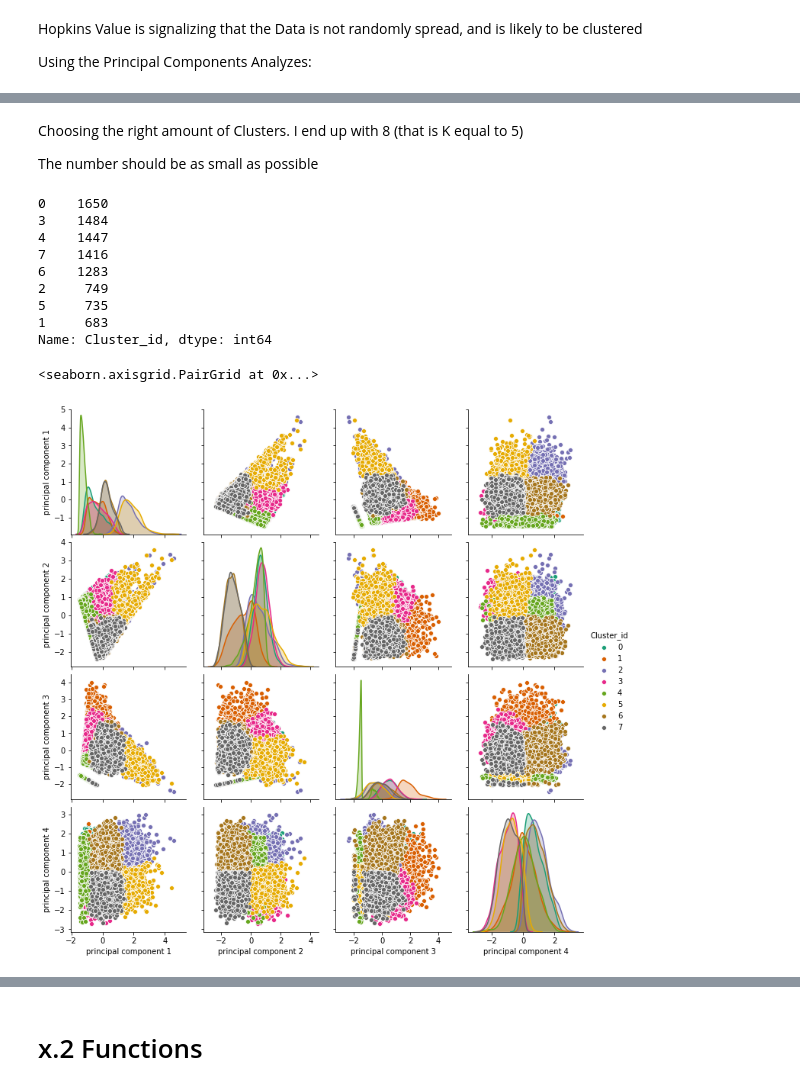
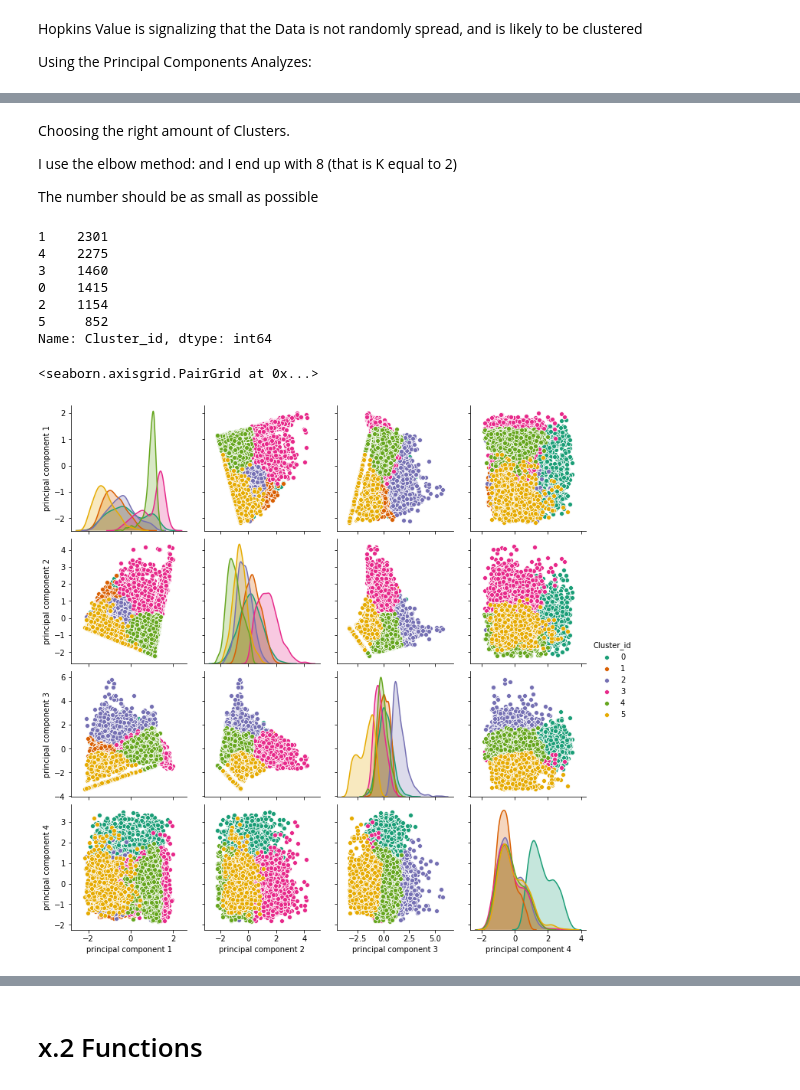
Before and after one commit to ludmann-stefan/Starbucks_CapstoneProject, a Jupyter notebook: ML StarbucksProject.ipynb, the cells around one changed output, grey strips where cells are left out. Saved outputs shown, nothing was run; the diff lists cells and outputs as text; code cells hidden in the pictures.

```diff
--- a/ML StarbucksProject.ipynb
+++ b/ML StarbucksProject.ipynb
@@ -564,32 +584,39 @@ plt.show
 # %% [markdown]
-Choosing the right amount of Clusters. I end up with 8 (that is K equal to 5)
+Choosing the right amount of Clusters.
+
+I use the elbow method: and I end up with 8 (that is K equal to 2)
 
 The number should be as small as possible
+# %%
+data = profiles_pca
+
+from sklearn.model_selection import train_test_split
+
+
+x_train ,x_test = train_test_split(data,test_size=0.2)
 # %%
 from kmodes.kprototypes import KPrototypes
 
 # number of clusters
-k = 8
+k = 6
 
 kproto = KPrototypes(n_clusters=k, init='Huang', verbose=0, random_state=42,max_iter=20, n_init=50,n_jobs=-2,gamma=.25)
-clusters = kproto.fit_predict(profiles_pca[['principal component 1', 'principal component 2', 'principal component 3', 'principal component 4',
+clusters = kproto.fit_predict(x_train[['principal component 1', 'principal component 2', 'principal component 3', 'principal component 4',
                                  'F', 'M', 'O']],
                               categorical =[4, 5, 6])
 
-df=pd.DataFrame(profiles_pca)
+df=pd.DataFrame(x_train)
 df['Cluster_id']=clusters
-b = df [['principal component 1', 'principal component 2', 'principal component 3', 'principal component 4', 'Cluster_id']]
+clustering = df [['principal component 1', 'principal component 2', 'principal component 3', 'principal component 4', 'Cluster_id']]
 print(df['Cluster_id'].value_counts())
-sns.pairplot(b,hue='Cluster_id',palette='Dark2',diag_kind='kde')
+sns.pairplot(clustering,hue='Cluster_id',palette='Dark2',diag_kind='kde')
 # %% [output]
-0    1650
-3    1484
-4    1447
-7    1416
-6    1283
-2     749
-5     735
-1     683
+1    2301
+4    2275
+3    1460
+0    1415
+2    1154
+5     852
 Name: Cluster_id, dtype: int64
 <seaborn.axisgrid.PairGrid at 0x...>
-[figure, old version]
+[figure, new version]
```
Also changed, not shown: parts of 96 cells of this notebook.
